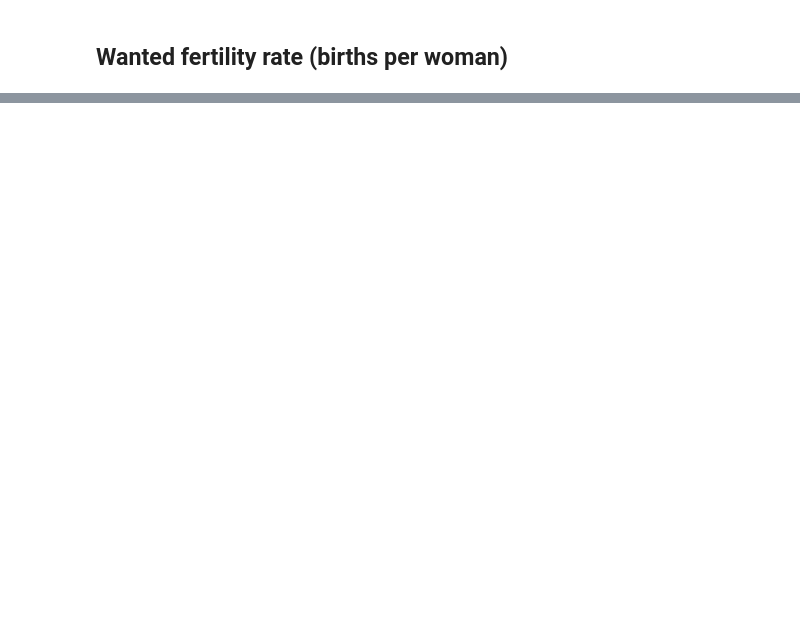
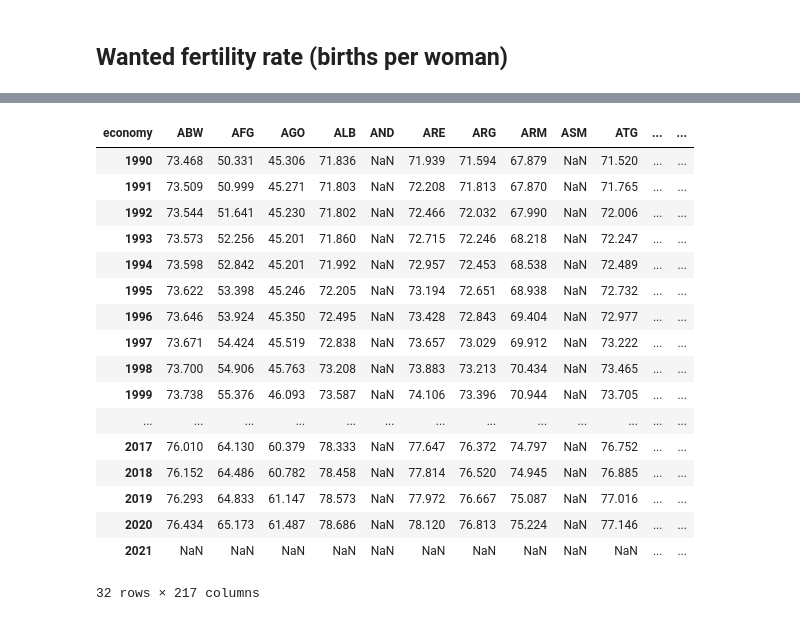
Before and after one commit to Brakions/Streamlit_test, a Jupyter notebook: test.ipynb, the cells around one changed output, grey strips where cells are left out. Drawn from its saved outputs; the diff is of its cells as text; code cells hidden in the pictures; blank space fills up the shorter version.

```diff
--- a/test.ipynb
+++ b/test.ipynb
@@ -544,2 +572,32 @@ WfrWLD.head()
 # %%
 wb.series.info()
+# %%
+#Graph Expectativa de vida(WORLD)
+GEVW=wb.data.DataFrame("SP.DYN.LE00.IN",wb.region.members('WLD'),range(1990,2023,1))
+# %%
+GW=GEVW.transpose()
+# %%
+GF=GW.rename(index={"YR1990":"1990","YR1991":"1991","YR1992":"1992","YR1993":"1993","YR1994":"1994","YR1995":"1995","YR1996":"1996","YR1997":"1997","YR1998":"1998","YR1999":"1999","YR2000":"2000","YR2001":"2001","YR2002":"2002","YR2003":"2003","YR2004":"2004","YR2005":"2005","YR2006":"2006","YR2007":"2007","YR2008":"2008","YR2009":"2009","YR2010":"2010","YR2011":"2011","YR2012":"2012","YR2013":"2013","YR2014":"2014","YR2015":"2015","YR2016":"2016","YR2017":"2017","YR2018":"2018","YR2019":"2019","YR2020":"2020","YR2021":"2021"})
+# %%
+GF.index=GF.index.map(int)
+# %%
+GF
+# %% [output]
+| economy | ABW | AFG | AGO | ALB | AND | ARE | ARG | ARM | ASM | ATG | ... | ... |
+| 1990 | 73.468 | 50.331 | 45.306 | 71.836 | NaN | 71.939 | 71.594 | 67.879 | NaN | 71.520 | ... | ... |
+| 1991 | 73.509 | 50.999 | 45.271 | 71.803 | NaN | 72.208 | 71.813 | 67.870 | NaN | 71.765 | ... | ... |
+| 1992 | 73.544 | 51.641 | 45.230 | 71.802 | NaN | 72.466 | 72.032 | 67.990 | NaN | 72.006 | ... | ... |
+| 1993 | 73.573 | 52.256 | 45.201 | 71.860 | NaN | 72.715 | 72.246 | 68.218 | NaN | 72.247 | ... | ... |
+| 1994 | 73.598 | 52.842 | 45.201 | 71.992 | NaN | 72.957 | 72.453 | 68.538 | NaN | 72.489 | ... | ... |
+| 1995 | 73.622 | 53.398 | 45.246 | 72.205 | NaN | 73.194 | 72.651 | 68.938 | NaN | 72.732 | ... | ... |
+| 1996 | 73.646 | 53.924 | 45.350 | 72.495 | NaN | 73.428 | 72.843 | 69.404 | NaN | 72.977 | ... | ... |
+| 1997 | 73.671 | 54.424 | 45.519 | 72.838 | NaN | 73.657 | 73.029 | 69.912 | NaN | 73.222 | ... | ... |
+| 1998 | 73.700 | 54.906 | 45.763 | 73.208 | NaN | 73.883 | 73.213 | 70.434 | NaN | 73.465 | ... | ... |
+| 1999 | 73.738 | 55.376 | 46.093 | 73.587 | NaN | 74.106 | 73.396 | 70.944 | NaN | 73.705 | ... | ... |
+| ... | ... | ... | ... | ... | ... | ... | ... | ... | ... | ... | ... | ... |
+| 2017 | 76.010 | 64.130 | 60.379 | 78.333 | NaN | 77.647 | 76.372 | 74.797 | NaN | 76.752 | ... | ... |
+| 2018 | 76.152 | 64.486 | 60.782 | 78.458 | NaN | 77.814 | 76.520 | 74.945 | NaN | 76.885 | ... | ... |
+| 2019 | 76.293 | 64.833 | 61.147 | 78.573 | NaN | 77.972 | 76.667 | 75.087 | NaN | 77.016 | ... | ... |
+| 2020 | 76.434 | 65.173 | 61.487 | 78.686 | NaN | 78.120 | 76.813 | 75.224 | NaN | 77.146 | ... | ... |
+| 2021 | NaN | NaN | NaN | NaN | NaN | NaN | NaN | NaN | NaN | NaN | ... | ... |
+32 rows × 217 columns
```
Also changed, not shown: parts of 40 cells of this notebook, 10 other files.
